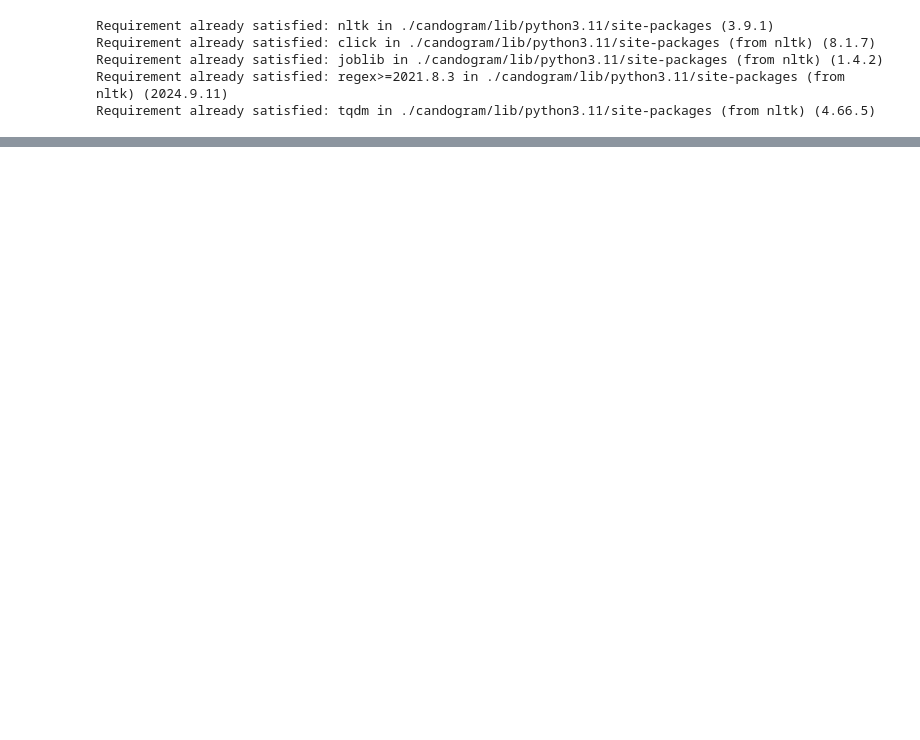
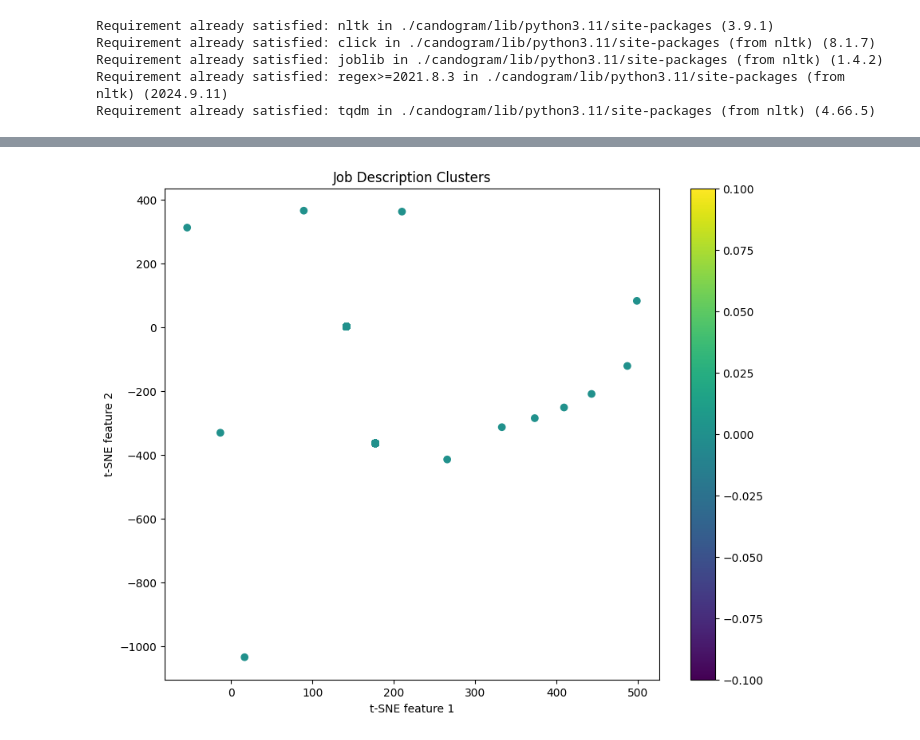
Before and after one commit to Candogram-Break-Through-Tech-AI/Job-Title-Generalization, a Jupyter notebook: Untitled.ipynb, the cells around one changed output, grey strips where cells are left out. Drawn from its saved outputs; the diff is of its cells as text; code cells hidden in the pictures; blank space fills up the shorter version.

Commit message:
fixed token issues and extract_descriptions function, added clustering

```diff
--- a/Untitled.ipynb
+++ b/Untitled.ipynb
@@ -352,0 +372,24 @@ print("First embedding:", embeddings[0])
+# %%
+from sklearn.cluster import KMeans
+from sklearn.preprocessing import StandardScaler
+
+def perform_kmeans_clustering(embeddings, n_clusters=10):
+    # Standardize the features
+    scaler = StandardScaler()
+    scaled_embeddings = scaler.fit_transform(embeddings)
+
+    # Perform KMeans clustering
+    kmeans = KMeans(n_clusters=n_clusters, random_state=42)
+    cluster_labels = kmeans.fit_predict(scaled_embeddings)
+
+    return cluster_labels, kmeans
+
+# Perform clustering
+n_clusters = 10  # You can adjust this number
+cluster_labels, kmeans_model = perform_kmeans_clustering(embeddings, n_clusters)
+
+# Add cluster labels to the dataframe
+full_df['Cluster'] = cluster_labels
+
+print("Clustering complete. Cluster distribution:")
+print(full_df['Cluster'].value_counts())
@@ -352,0 +444,23 @@ print("First embedding:", embeddings[0])
+# %%
+from sklearn.manifold import TSNE
+import matplotlib.pyplot as plt
+import seaborn as sns
+
+def visualize_clusters(embeddings, labels):
+    # Reduce dimensionality for visualization
+    tsne = TSNE(n_components=2, random_state=42)
+    reduced_embeddings = tsne.fit_transform(embeddings)
+
+    # Create a scatter plot
+    plt.figure(figsize=(10, 8))
+    scatter = plt.scatter(reduced_embeddings[:, 0], reduced_embeddings[:, 1], c=labels, cmap='viridis')
+    plt.colorbar(scatter)
+    plt.title('Job Description Clusters')
+    plt.xlabel('t-SNE feature 1')
+    plt.ylabel('t-SNE feature 2')
+    plt.show()
+
+# Visualize the clusters
+visualize_clusters(embeddings, cluster_labels)
+# %% [output]
+[figure, added]
```
Also changed, not shown: parts of 10 cells of this notebook.
